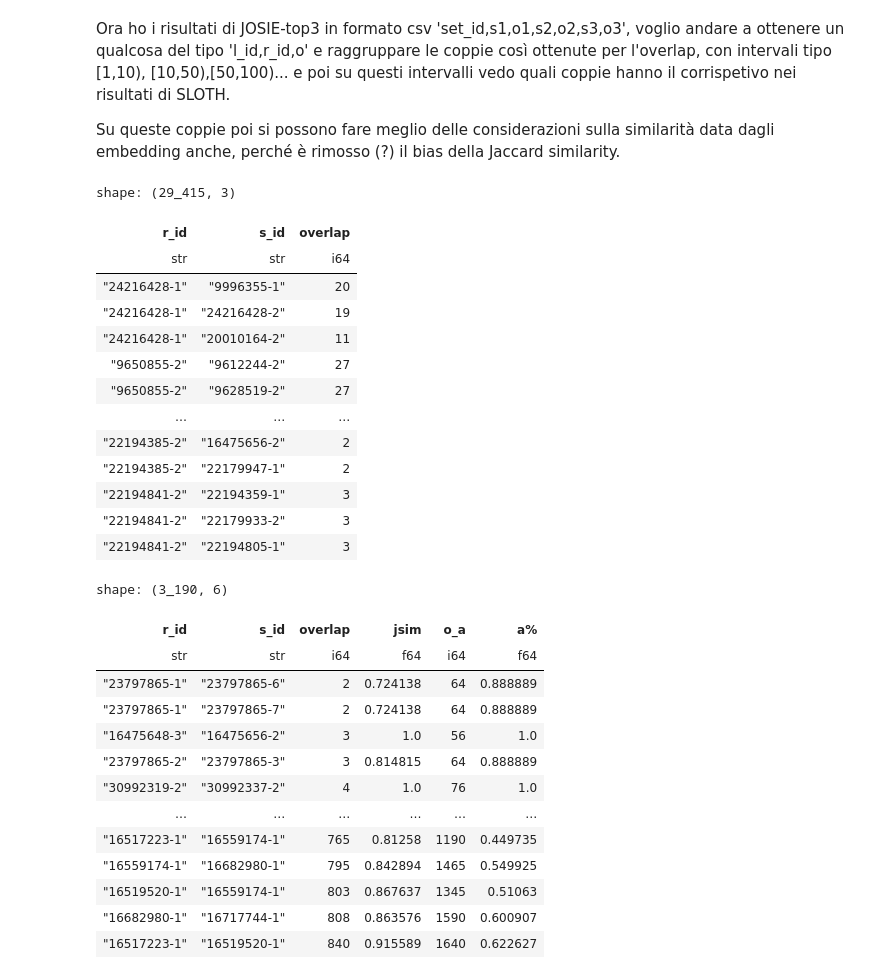
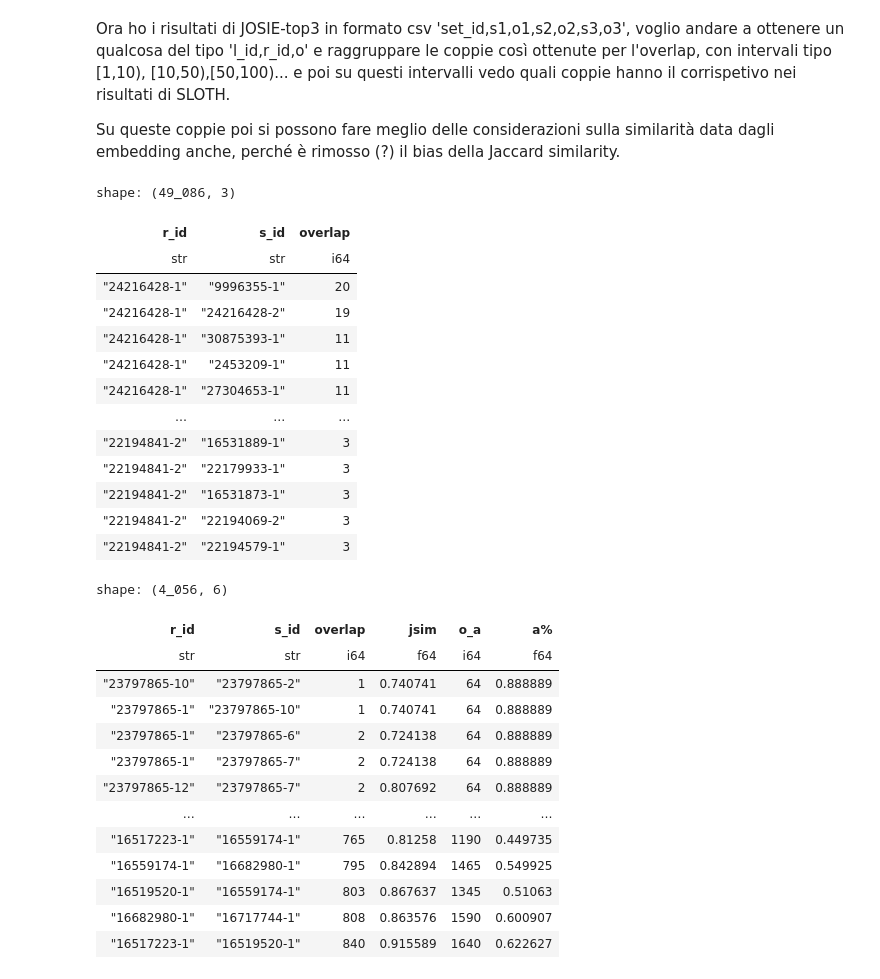
Before and after one commit to nanni00/datalake-table-finder, a Jupyter notebook: src/code/my_josie_stuff/split_results_into_intervals.ipynb, the cells around one changed output. Cells and saved outputs as stored; diff of their text form; code cells hidden in the pictures.

Commit message:
josie and sloth results analyses

```diff
--- a/src/code/my_josie_stuff/split_results_into_intervals.ipynb
+++ b/src/code/my_josie_stuff/split_results_into_intervals.ipynb
@@ -18,16 +21,13 @@ josie_ids, sloth_ids = list(id_conversion_table.to_dict(as_series=False).values(
 # %%
 converter = {j: s for j, s in zip(josie_ids, sloth_ids)}
+# %%
+josie_results = pl.scan_csv(DefaultPath.josie_stuff_path.base + f'josie-test-{n}/result_k_5.csv')
+pairs = pl.LazyFrame(schema=['r_id', 's_id', 'overlap'])
+# %%
+def split_numbers(s):
+    nums = get_int_from_(s)
+    return nums[::2], nums[1::2]    # set IDs, overlaps
 # %%
-def split_numbers(s):
-    nums = get_int_from_(s)
-    ids = [nums[0], nums[2], nums[4]]
-    ovs = [nums[1], nums[3], nums[5]]
-
-    return [ids, ovs]
-
-josie_results = pl.scan_csv(DefaultPath.josie_stuff_path.base + f'josie-test-{n}/result_k_3.csv')
-pairs = pl.LazyFrame(schema=['r_id', 's_id', 'overlap'])
-
 josie_results = josie_results \
     .select(['query_id', 'results']) \
         .with_columns(
@@ -39,45 +39,38 @@ josie_results = josie_results \
                         .explode('field_0', 'field_1') \
                             .collect()
 
-# josie_results.columns = ['r_id', 's_id', 'overlap']
-# josie_results = josie_results \
-#     .drop_nulls() \
-#         .select(
-#             pl.when(pl.col('r_id') < pl.col('s_id')).then(pl.col('s_id')).otherwise(pl.col('r_id')),
-#             pl.when(pl.col('r_id') < pl.col('s_id')).then(pl.col('r_id')).otherwise(pl.col('s_id')),
-#             pl.col('overlap')
-#         )
-# josie_results = josie_results.unique(subset=['r_id', 's_id']).sort('overlap')
-
-josie_results = josie_results.drop_nulls().map_rows(lambda t: (converter[t[0]], converter[t[1]], t[2]))
+josie_results = josie_results \
+    .drop_nulls() \
+        .map_rows(lambda t: (converter[t[0]], converter[t[1]], t[2]))
 josie_results.columns = ['r_id', 's_id', 'overlap']
 josie_results
 # %% [output]
-shape: (29_415, 3)
+shape: (49_086, 3)
 | r_id | s_id | overlap |
 | str | str | i64 |
 | "24216428-1" | "9996355-1" | 20 |
 | "24216428-1" | "24216428-2" | 19 |
-| "24216428-1" | "20010164-2" | 11 |
-| "9650855-2" | "9612244-2" | 27 |
-| "9650855-2" | "9628519-2" | 27 |
+| "24216428-1" | "30875393-1" | 11 |
+| "24216428-1" | "2453209-1" | 11 |
+| "24216428-1" | "27304653-1" | 11 |
 | … | … | … |
-| "22194385-2" | "16475656-2" | 2 |
-| "22194385-2" | "22179947-1" | 2 |
-| "22194841-2" | "22194359-1" | 3 |
-| "22194841-2" | "22179933-2" | 3 |
-| "22194841-2" | "22194805-1" | 3 |
+| "22194841-2" | "16531889-1" | 3 |
+| "22194841-2" | "22179933-1" | 3 |
+| "22194841-2" | "16531873-1" | 3 |
+| "22194841-2" | "22194069-2" | 3 |
+| "22194841-2" | "22194579-1" | 3 |
 # %%
-josie_results.lazy().join(sloth_results, on=['r_id', 's_id']).collect().sort('overlap')
+final_results = josie_results.lazy().join(sloth_results, on=['r_id', 's_id']).collect().sort('overlap')
+final_results
 # %% [output]
-shape: (3_190, 6)
+shape: (4_056, 6)
 | r_id | s_id | overlap | jsim | o_a | a% |
 | str | str | i64 | f64 | i64 | f64 |
+| "23797865-10" | "23797865-2" | 1 | 0.740741 | 64 | 0.888889 |
+| "23797865-1" | "23797865-10" | 1 | 0.740741 | 64 | 0.888889 |
 | "23797865-1" | "23797865-6" | 2 | 0.724138 | 64 | 0.888889 |
 | "23797865-1" | "23797865-7" | 2 | 0.724138 | 64 | 0.888889 |
-| "16475648-3" | "16475656-2" | 3 | 1.0 | 56 | 1.0 |
-| "23797865-2" | "23797865-3" | 3 | 0.814815 | 64 | 0.888889 |
-| "30992319-2" | "30992337-2" | 4 | 1.0 | 76 | 1.0 |
+| "23797865-12" | "23797865-7" | 2 | 0.807692 | 64 | 0.888889 |
 | … | … | … | … | … | … |
 | "16517223-1" | "16559174-1" | 765 | 0.81258 | 1190 | 0.449735 |
 | "16559174-1" | "16682980-1" | 795 | 0.842894 | 1465 | 0.549925 |
```
Also changed, not shown: parts of 8 cells of this notebook, 1 other file.
